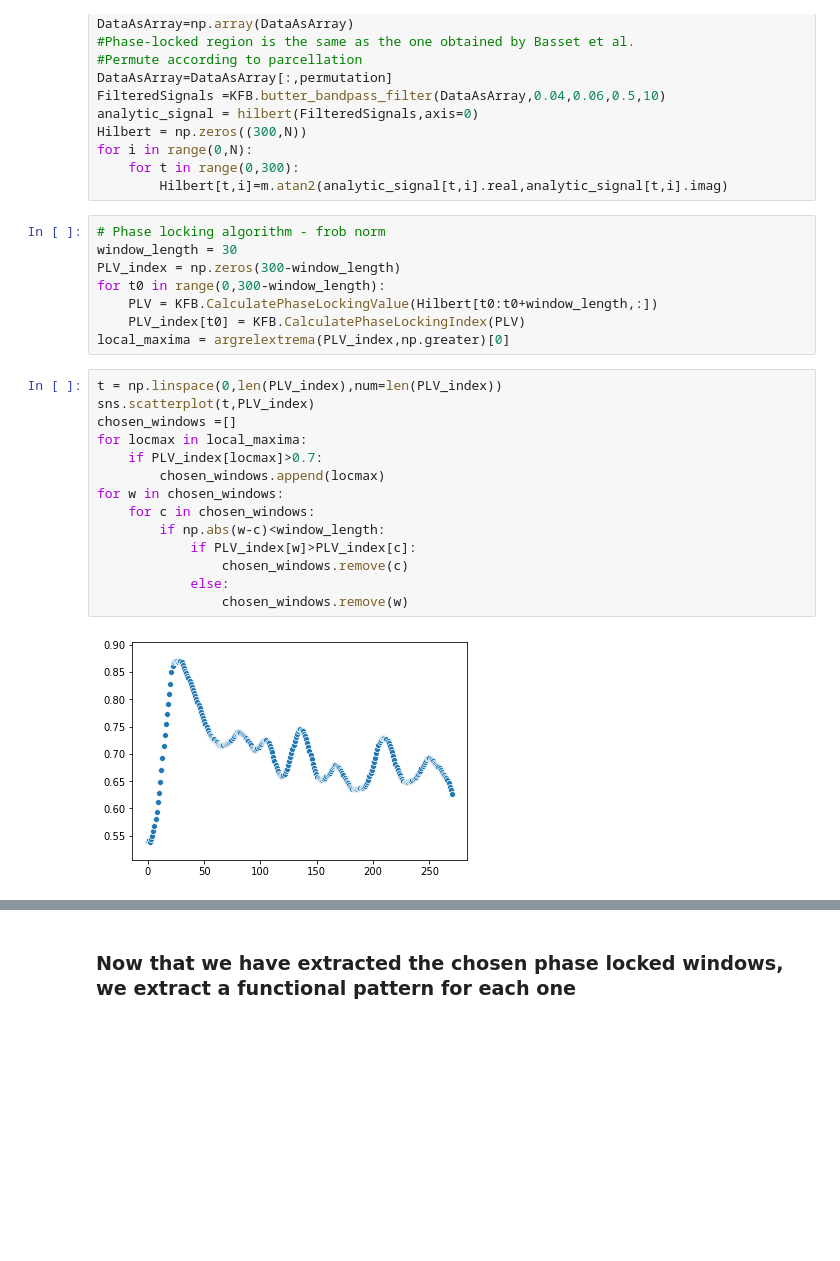
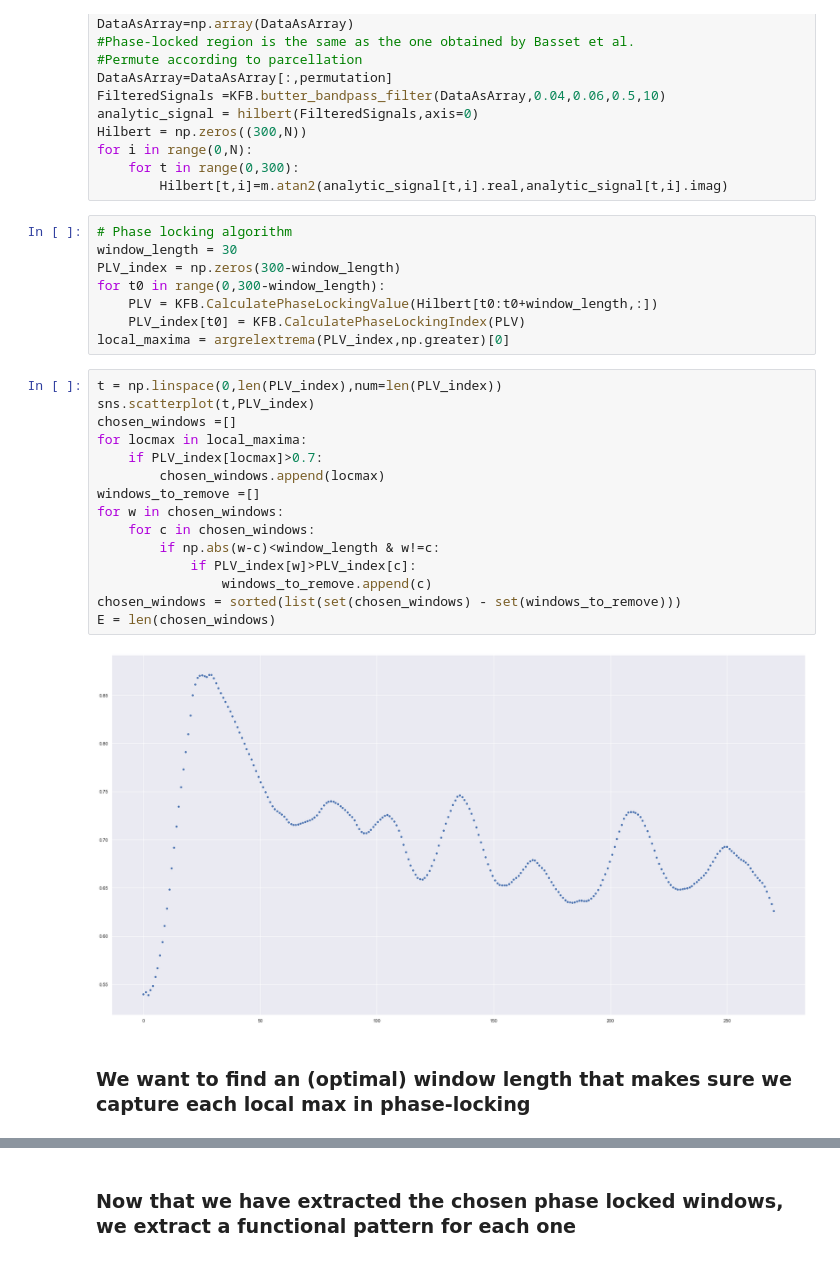
Before and after one commit to rnartallo/kuramotocontrol, a Jupyter notebook: PhaseLocking.ipynb, the cells around one changed output, grey strips where cells are left out. Cells and saved outputs as stored; diff of their text form; blank space fills up the shorter version.

Commit message:
Finding optimal phase-locking window

```diff
--- a/PhaseLocking.ipynb
+++ b/PhaseLocking.ipynb
@@ -48,7 +48,7 @@ for i in range(0,N):
     for t in range(0,300):
         Hilbert[t,i]=m.atan2(analytic_signal[t,i].real,analytic_signal[t,i].imag)
 # %%
-# Phase locking algorithm - frob norm
+# Phase locking algorithm
 window_length = 30
 PLV_index = np.zeros(300-window_length)
 for t0 in range(0,300-window_length):
@@ -58,16 +58,19 @@ local_maxima = argrelextrema(PLV_index,np.greater)[0]
 # %%
 t = np.linspace(0,len(PLV_index),num=len(PLV_index))
 sns.scatterplot(t,PLV_index)
 chosen_windows =[]
 for locmax in local_maxima:
     if PLV_index[locmax]>0.7:
         chosen_windows.append(locmax)
+windows_to_remove =[]
 for w in chosen_windows:
     for c in chosen_windows:
-        if np.abs(w-c)<window_length:
+        if np.abs(w-c)<window_length & w!=c:
             if PLV_index[w]>PLV_index[c]:
-                chosen_windows.remove(c)
-            else:
-                chosen_windows.remove(w)
+                windows_to_remove.append(c)
+chosen_windows = sorted(list(set(chosen_windows) - set(windows_to_remove)))
+E = len(chosen_windows)
 # %% [output]
-[figure, old version]
+[figure, new version]
+# %% [markdown]
+### We want to find an (optimal) window length that makes sure we capture each local max in phase-locking
```
Also changed, not shown: parts of 17 cells of this notebook.
